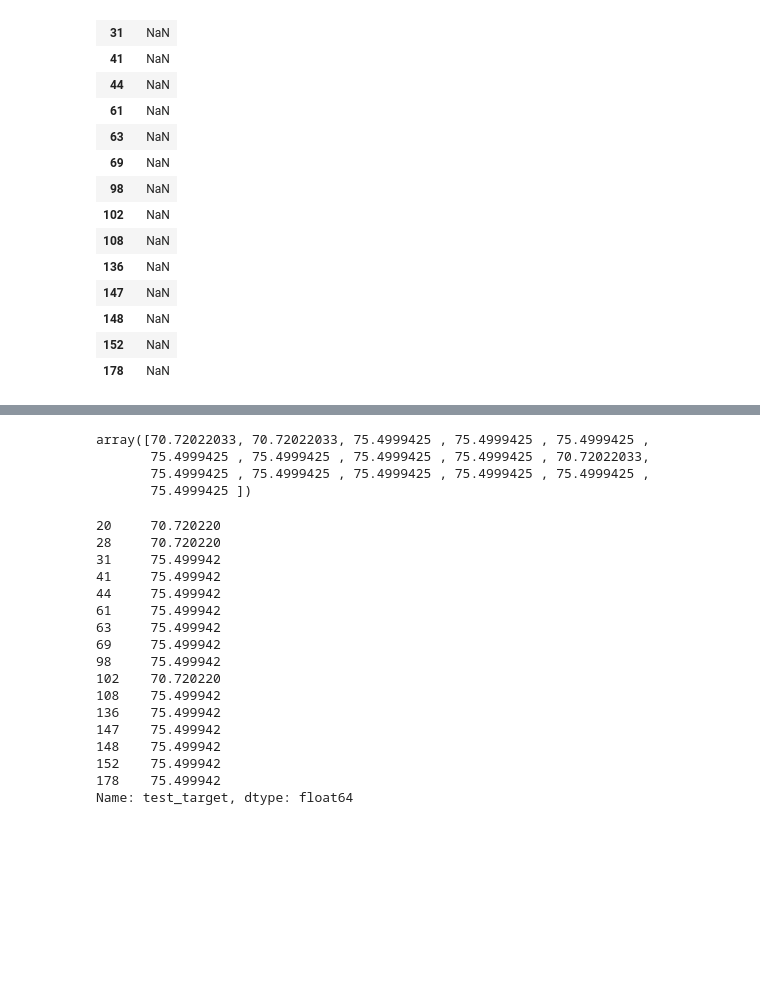
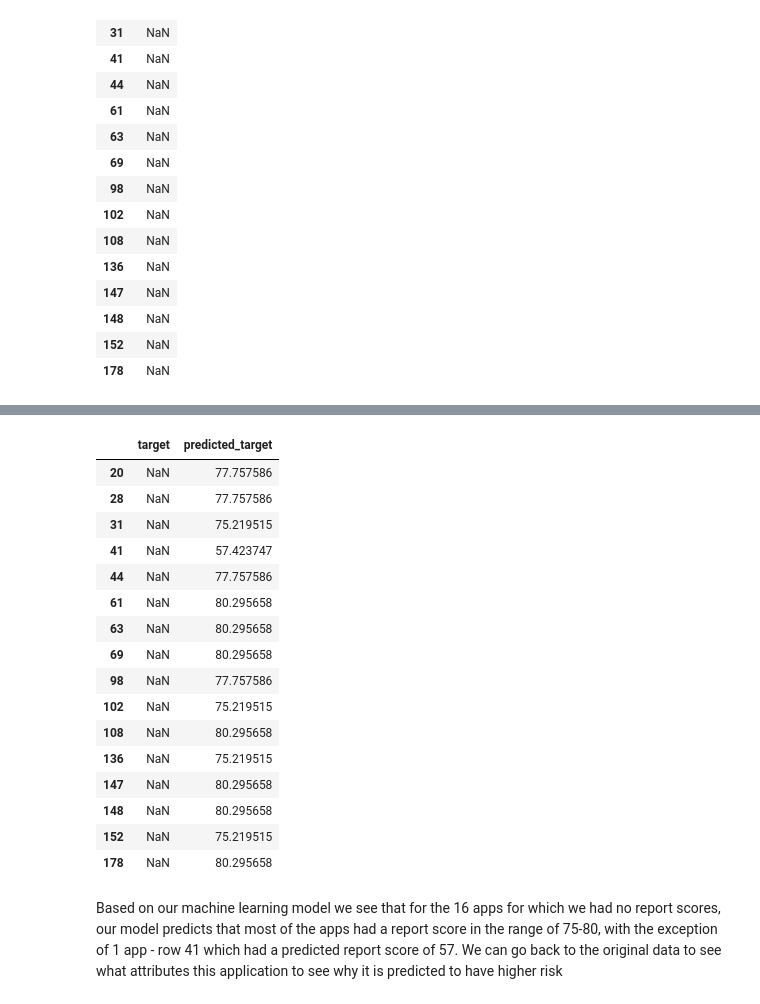
Before and after one commit to zslari/NowSecure-Risky-Apps-Analysis, a Jupyter notebook: NowSecure Risky Apps.ipynb, the cells around one changed output, grey strips where cells are left out. Drawn from its saved outputs; the diff is of its cells as text; code cells hidden in the pictures; blank space fills up the shorter version.

```diff
--- a/NowSecure Risky Apps.ipynb
+++ b/NowSecure Risky Apps.ipynb
@@ -492,0 +491,25 @@ IndexError: only integers, slices (`:`), ellipsis (`...`), numpy.newaxis (`None`
+# %%
+# Split train_data further into training and validation sets
+X_train, X_val, y_train, y_val = train_test_split(train_data, train_target, test_size=0.7, random_state=42)
+
+# Building the Linear Regression Model
+model = LinearRegression()
+model.fit(X_train, y_train)
+
+# Making predictions on the training data
+y_train_pred = model.predict(X_train)
+
+# Calculating the RMSE for the training data
+train_rmse = np.sqrt(mean_squared_error(y_train, y_train_pred))
+print(f"Training RMSE: {train_rmse}")
+
+# Evaluating the Model
+y_val_pred = model.predict(X_val)
+val_rmse = np.sqrt(mean_squared_error(y_val, y_val_pred))
+print(f"Validation RMSE: {val_rmse}")
+
+# Predicting Scores for test_data
+test_predictions = model.predict(test_data).ravel()
+
+# Assuming test_target is a DataFrame with the same index as test_data
+test_target['predicted_target'] = pd.Series(test_predictions, index=test_data.index)
@@ -493,27 +524,22 @@ IndexError: only integers, slices (`:`), ellipsis (`...`), numpy.newaxis (`None`
 # %%
-y_test
+test_target
 # %% [output]
-array([70.72022033, 70.72022033, 75.4999425 , 75.4999425 , 75.4999425 ,
-       75.4999425 , 75.4999425 , 75.4999425 , 75.4999425 , 70.72022033,
-       75.4999425 , 75.4999425 , 75.4999425 , 75.4999425 , 75.4999425 ,
-       75.4999425 ])
+|  | target | predicted_target |
+| 20 | NaN | 77.757586 |
+| 28 | NaN | 77.757586 |
+| 31 | NaN | 75.219515 |
+| 41 | NaN | 57.423747 |
+| 44 | NaN | 77.757586 |
+| 61 | NaN | 80.295658 |
+| 63 | NaN | 80.295658 |
+| 69 | NaN | 80.295658 |
+| 98 | NaN | 77.757586 |
+| 102 | NaN | 75.219515 |
+| 108 | NaN | 80.295658 |
+| 136 | NaN | 75.219515 |
+| 147 | NaN | 80.295658 |
+| 148 | NaN | 80.295658 |
+| 152 | NaN | 75.219515 |
+| 178 | NaN | 80.295658 |
-# %%
-relevant_test_data['test_target']
-# %% [output]
-20     70.720220
-28     70.720220
-31     75.499942
-41     75.499942
-44     75.499942
-61     75.499942
-63     75.499942
-69     75.499942
-98     75.499942
-102    70.720220
-108    75.499942
-136    75.499942
-147    75.499942
-148    75.499942
-152    75.499942
-178    75.499942
-Name: test_target, dtype: float64
+# %% [markdown]
+Based on our machine learning model we see that for the 16 apps for which we had no report scores, our model predicts that most of the apps had a report score in the range of 75-80, with the exception of 1 app - row 41 which had a predicted report score of 57. We can go back to the original data to see what attributes this application to see why it is predicted to have higher risk
```
Also changed, not shown: parts of 19 cells of this notebook.
